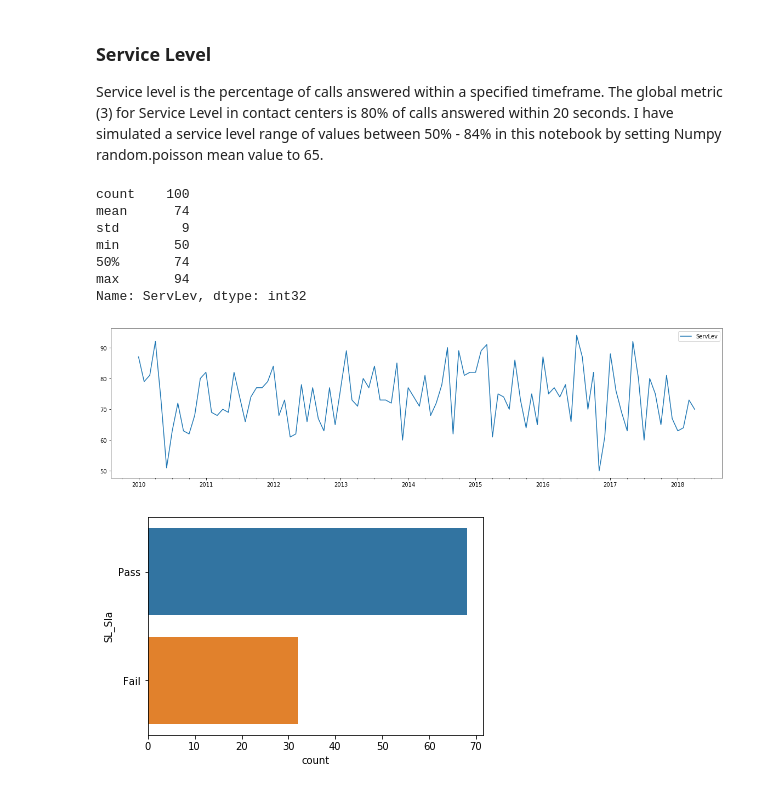
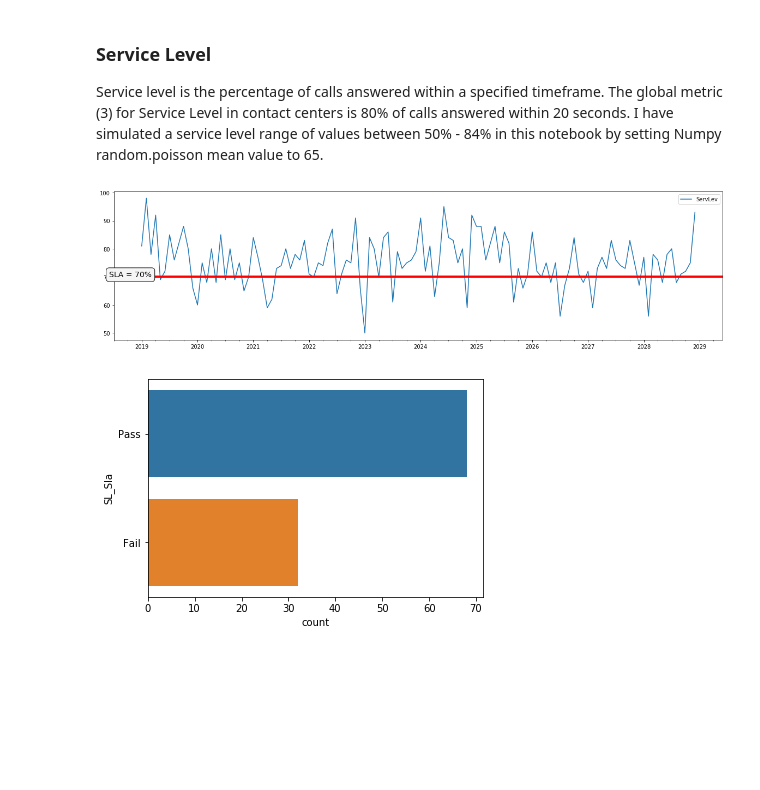
Before and after one commit to eamonnofarrell/Programming_Project, a Jupyter notebook: Prog_Project.ipynb, the cells around one changed output. Drawn from its saved outputs; the diff is of its cells as text; code cells hidden in the pictures; blank space fills up the shorter version.

```diff
--- a/Prog_Project.ipynb
+++ b/Prog_Project.ipynb
@@ -24,4 +25,4 @@ Generate dates using Pandas function date_range, with a monthly frequency and 10
 # %%
-rng = pd.date_range('1/1/2010', periods = 100, freq = 'M')
+rng = pd.date_range('1/1/2019', periods = 120, freq = 'M')
 # %% [markdown]
 #### Load Dataframe
@@ -110,16 +159,12 @@ Service level is the percentage of calls answered within a specified timeframe.
 # %%
 Calls["ServLev"] = pd.DataFrame.assign(np.random.poisson(75, len(rng))) # mean service level value = 65
 Calls.plot(y=['ServLev'], use_index=True, figsize=(20, 5)) # show graph of service level
 Calls['ServLev'].describe(percentiles=[]).astype(int) # check resulting min, max, mean values
+plt.axhline(y=70, linewidth=4, color='r') # highlight SLA = 7%
+plt.text(x=dt.date(2018, 6,1), y=70, s="SLA = 70%", fontsize=14,
+         bbox=dict(facecolor='whitesmoke', boxstyle="round, pad=0.4"));
 # %% [output]
-count    100
-mean      74
-std        9
-min       50
-50%       74
-max       94
-Name: ServLev, dtype: int32
-[figure, old version]
+[figure, new version]
 # %%
 Calls.loc[Calls.ServLev >= 70, 'SL_Sla'] = 'Pass'
 Calls.loc[Calls.ServLev < 70, 'SL_Sla'] = 'Fail'
```
Also changed, not shown: parts of 16 cells of this notebook.
